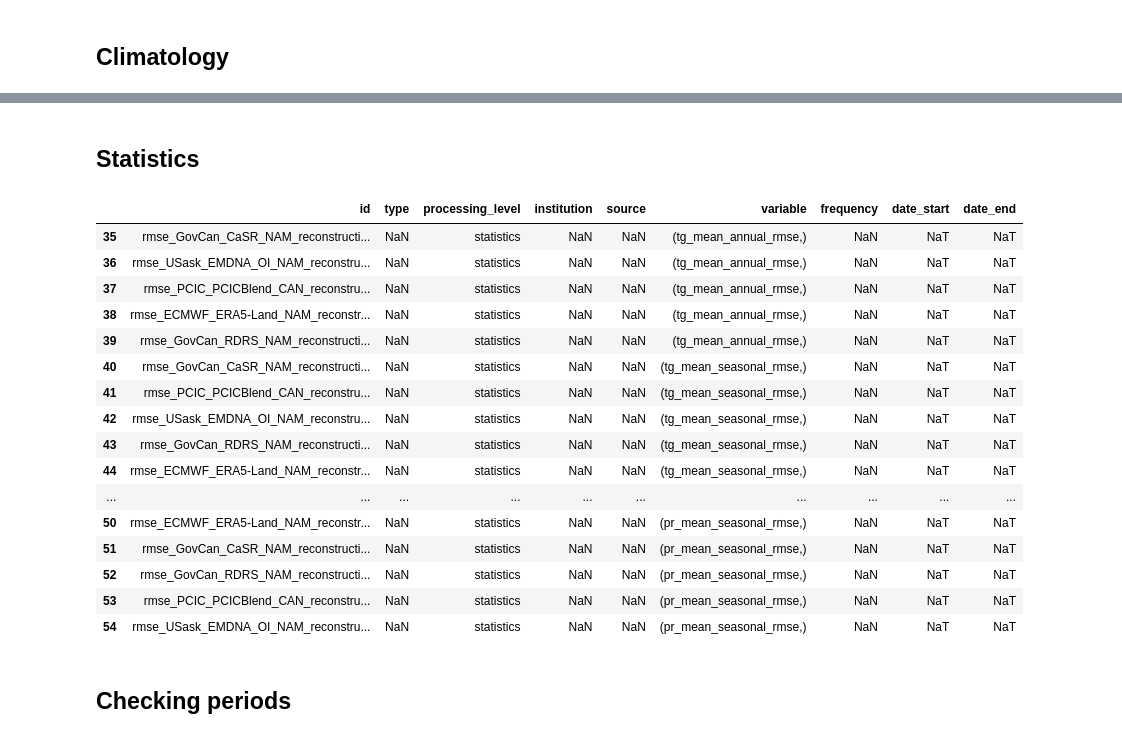
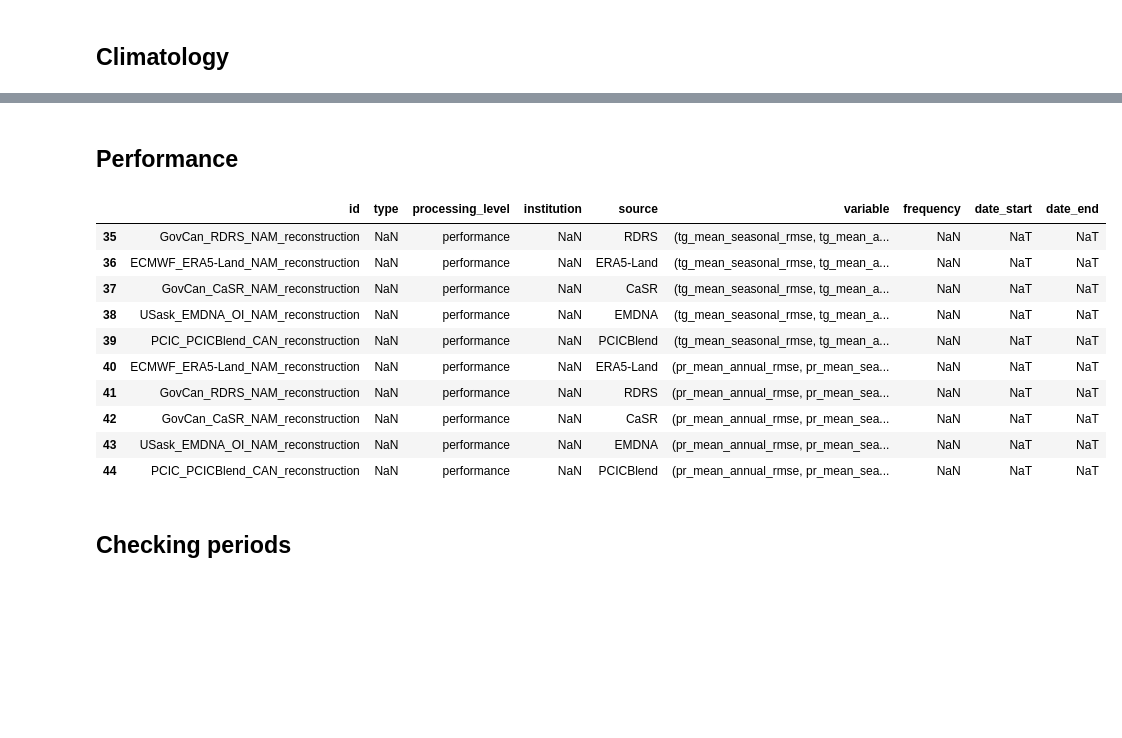
Before and after one commit to Ouranosinc/obsflow, a Jupyter notebook: notebooks/dataset_exploration.ipynb, the cells around one changed output, grey strips where cells are left out. Cells and saved outputs as stored; diff of their text form; code cells hidden in the pictures; blank space fills up the shorter version.

Commit message:
Renamed Statistic to Performance

```diff
--- a/notebooks/dataset_exploration.ipynb
+++ b/notebooks/dataset_exploration.ipynb
@@ -95,26 +98,20 @@ climatology
 # %% [markdown]
-## Statistics
+## Performance
 # %%
-statistics = df_trimmed[df_trimmed['processing_level']=='statistics']
+statistics = df_trimmed[df_trimmed['processing_level']=='performance']
 statistics
 # %% [output]
 |  | id | type | processing_level | institution | source | variable | frequency | date_start | date_end |
-| 35 | rmse_GovCan_CaSR_NAM_reconstructi... | NaN | statistics | NaN | NaN | (tg_mean_annual_rmse,) | NaN | NaT | NaT |
-| 36 | rmse_USask_EMDNA_OI_NAM_reconstru... | NaN | statistics | NaN | NaN | (tg_mean_annual_rmse,) | NaN | NaT | NaT |
-| 37 | rmse_PCIC_PCICBlend_CAN_reconstru... | NaN | statistics | NaN | NaN | (tg_mean_annual_rmse,) | NaN | NaT | NaT |
-| 38 | rmse_ECMWF_ERA5-Land_NAM_reconstr... | NaN | statistics | NaN | NaN | (tg_mean_annual_rmse,) | NaN | NaT | NaT |
-| 39 | rmse_GovCan_RDRS_NAM_reconstructi... | NaN | statistics | NaN | NaN | (tg_mean_annual_rmse,) | NaN | NaT | NaT |
-| 40 | rmse_GovCan_CaSR_NAM_reconstructi... | NaN | statistics | NaN | NaN | (tg_mean_seasonal_rmse,) | NaN | NaT | NaT |
-| 41 | rmse_PCIC_PCICBlend_CAN_reconstru... | NaN | statistics | NaN | NaN | (tg_mean_seasonal_rmse,) | NaN | NaT | NaT |
-| 42 | rmse_USask_EMDNA_OI_NAM_reconstru... | NaN | statistics | NaN | NaN | (tg_mean_seasonal_rmse,) | NaN | NaT | NaT |
-| 43 | rmse_GovCan_RDRS_NAM_reconstructi... | NaN | statistics | NaN | NaN | (tg_mean_seasonal_rmse,) | NaN | NaT | NaT |
-| 44 | rmse_ECMWF_ERA5-Land_NAM_reconstr... | NaN | statistics | NaN | NaN | (tg_mean_seasonal_rmse,) | NaN | NaT | NaT |
-| ... | ... | ... | ... | ... | ... | ... | ... | ... | ... |
-| 50 | rmse_ECMWF_ERA5-Land_NAM_reconstr... | NaN | statistics | NaN | NaN | (pr_mean_seasonal_rmse,) | NaN | NaT | NaT |
-| 51 | rmse_GovCan_CaSR_NAM_reconstructi... | NaN | statistics | NaN | NaN | (pr_mean_seasonal_rmse,) | NaN | NaT | NaT |
-| 52 | rmse_GovCan_RDRS_NAM_reconstructi... | NaN | statistics | NaN | NaN | (pr_mean_seasonal_rmse,) | NaN | NaT | NaT |
-| 53 | rmse_PCIC_PCICBlend_CAN_reconstru... | NaN | statistics | NaN | NaN | (pr_mean_seasonal_rmse,) | NaN | NaT | NaT |
-| 54 | rmse_USask_EMDNA_OI_NAM_reconstru... | NaN | statistics | NaN | NaN | (pr_mean_seasonal_rmse,) | NaN | NaT | NaT |
+| 35 | GovCan_RDRS_NAM_reconstruction | NaN | performance | NaN | RDRS | (tg_mean_seasonal_rmse, tg_mean_a... | NaN | NaT | NaT |
+| 36 | ECMWF_ERA5-Land_NAM_reconstruction | NaN | performance | NaN | ERA5-Land | (tg_mean_seasonal_rmse, tg_mean_a... | NaN | NaT | NaT |
+| 37 | GovCan_CaSR_NAM_reconstruction | NaN | performance | NaN | CaSR | (tg_mean_seasonal_rmse, tg_mean_a... | NaN | NaT | NaT |
+| 38 | USask_EMDNA_OI_NAM_reconstruction | NaN | performance | NaN | EMDNA | (tg_mean_seasonal_rmse, tg_mean_a... | NaN | NaT | NaT |
+| 39 | PCIC_PCICBlend_CAN_reconstruction | NaN | performance | NaN | PCICBlend | (tg_mean_seasonal_rmse, tg_mean_a... | NaN | NaT | NaT |
+| 40 | ECMWF_ERA5-Land_NAM_reconstruction | NaN | performance | NaN | ERA5-Land | (pr_mean_annual_rmse, pr_mean_sea... | NaN | NaT | NaT |
+| 41 | GovCan_RDRS_NAM_reconstruction | NaN | performance | NaN | RDRS | (pr_mean_annual_rmse, pr_mean_sea... | NaN | NaT | NaT |
+| 42 | GovCan_CaSR_NAM_reconstruction | NaN | performance | NaN | CaSR | (pr_mean_annual_rmse, pr_mean_sea... | NaN | NaT | NaT |
+| 43 | USask_EMDNA_OI_NAM_reconstruction | NaN | performance | NaN | EMDNA | (pr_mean_annual_rmse, pr_mean_sea... | NaN | NaT | NaT |
+| 44 | PCIC_PCICBlend_CAN_reconstruction | NaN | performance | NaN | PCICBlend | (pr_mean_annual_rmse, pr_mean_sea... | NaN | NaT | NaT |
 # %% [markdown]
 ## Checking periods
 # %%
```
Also changed, not shown: parts of 8 cells of this notebook.
